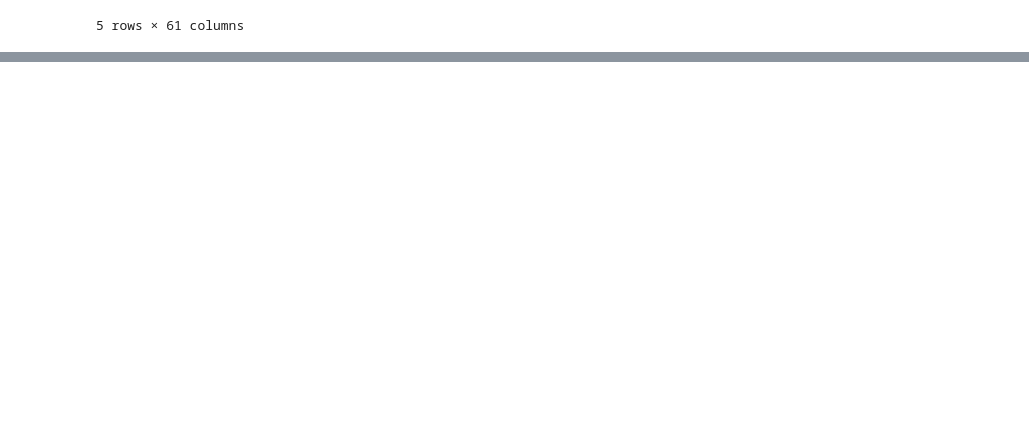
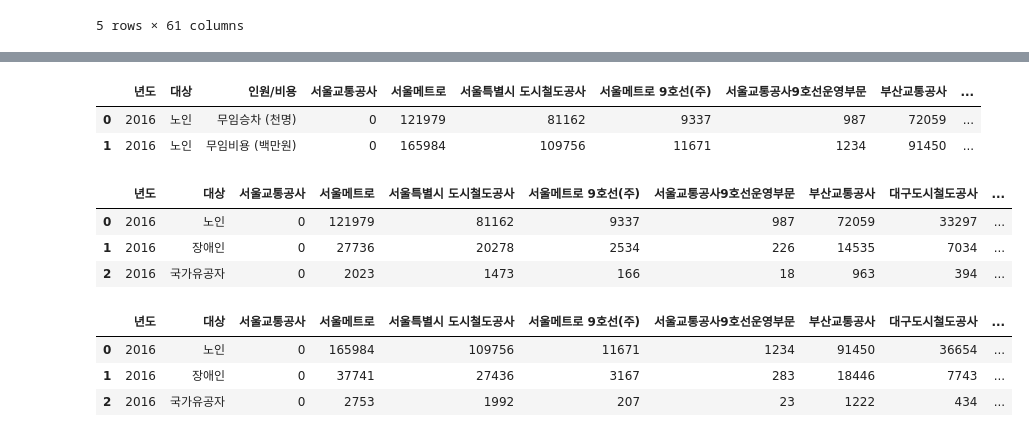
Before and after one commit to HyunJW/Subway_Analystic, a Jupyter notebook: data_preprocessing/유무임 승하차 전처리.ipynb, the cells around one changed output, grey strips where cells are left out. Saved outputs shown, nothing was run; the diff lists cells and outputs as text; code cells hidden in the pictures; blank space fills up the shorter version.

```diff
--- a/data_preprocessing/유무임 승하차 전처리.ipynb
+++ b/data_preprocessing/유무임 승하차 전처리.ipynb
@@ -21,0 +108,5 @@ df_fares = pd.read_csv('../data/수정 전 데이터/서울시 지하철 호선
+# %%
+# 자료값을 정수형으로 변환
+for i in df_group.columns[3:]:
+    df_group[i] = df_group[i].astype('int')
+df_group.info()
@@ -21,0 +131,26 @@ df_fares = pd.read_csv('../data/수정 전 데이터/서울시 지하철 호선
+# %%
+# 합계 column 생성
+df_group['합계'] = df_group[df_group.columns[3: ]].sum(axis=1)
+df_group.head(2)
+# %% [output]
+|  | 년도 | 대상 | 인원/비용 | 서울교통공사 | 서울메트로 | 서울특별시 도시철도공사 | 서울메트로 9호선(주) | 서울교통공사9호선운영부문 | 부산교통공사 | ... |
+| 0 | 2016 | 노인 | 무임승차 (천명) | 0 | 121979 | 81162 | 9337 | 987 | 72059 | ... |
+| 1 | 2016 | 노인 | 무임비용 (백만원) | 0 | 165984 | 109756 | 11671 | 1234 | 91450 | ... |
+# %%
+# 2016~2021 무임승차 인구수(단위: 천명)
+df_group_pop = df_group[df_group.index % 2 == 0].drop(columns='인원/비용').reset_index(drop=True)
+df_group_pop.head(3)
+# %% [output]
+|  | 년도 | 대상 | 서울교통공사 | 서울메트로 | 서울특별시 도시철도공사 | 서울메트로 9호선(주) | 서울교통공사9호선운영부문 | 부산교통공사 | 대구도시철도공사 | ... |
+| 0 | 2016 | 노인 | 0 | 121979 | 81162 | 9337 | 987 | 72059 | 33297 | ... |
+| 1 | 2016 | 장애인 | 0 | 27736 | 20278 | 2534 | 226 | 14535 | 7034 | ... |
+| 2 | 2016 | 국가유공자 | 0 | 2023 | 1473 | 166 | 18 | 963 | 394 | ... |
+# %%
+# 2016~2021 무임비용(단위: 백만원)
+df_group_fare = df_group[df_group.index % 2 == 1].drop(columns='인원/비용').reset_index(drop=True)
+df_group_fare.head(3)
+# %% [output]
+|  | 년도 | 대상 | 서울교통공사 | 서울메트로 | 서울특별시 도시철도공사 | 서울메트로 9호선(주) | 서울교통공사9호선운영부문 | 부산교통공사 | 대구도시철도공사 | ... |
+| 0 | 2016 | 노인 | 0 | 165984 | 109756 | 11671 | 1234 | 91450 | 36654 | ... |
+| 1 | 2016 | 장애인 | 0 | 37741 | 27436 | 3167 | 283 | 18446 | 7743 | ... |
+| 2 | 2016 | 국가유공자 | 0 | 2753 | 1992 | 207 | 23 | 1222 | 434 | ... |
```
Also changed, not shown: parts of 10 cells of this notebook.
